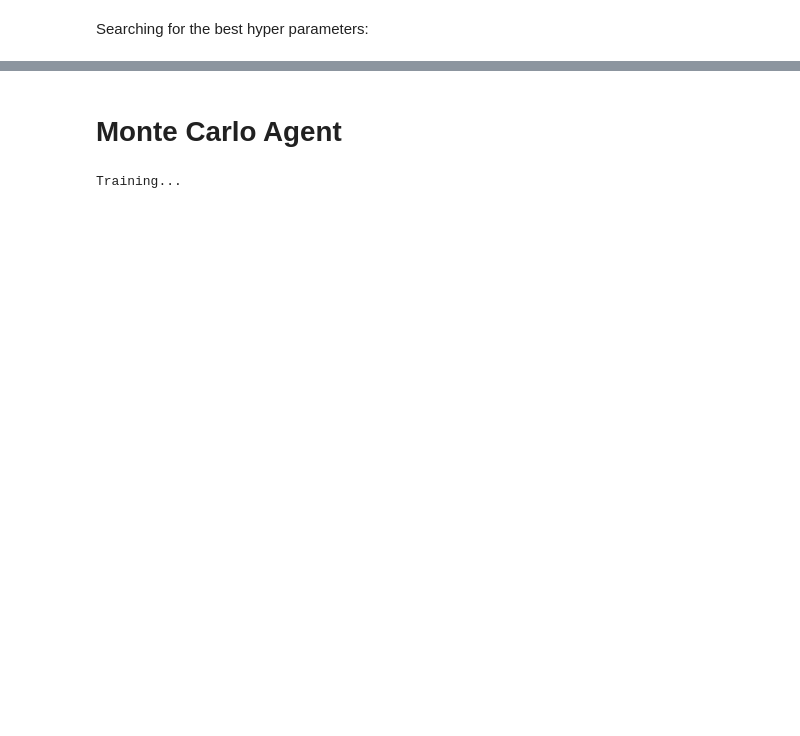
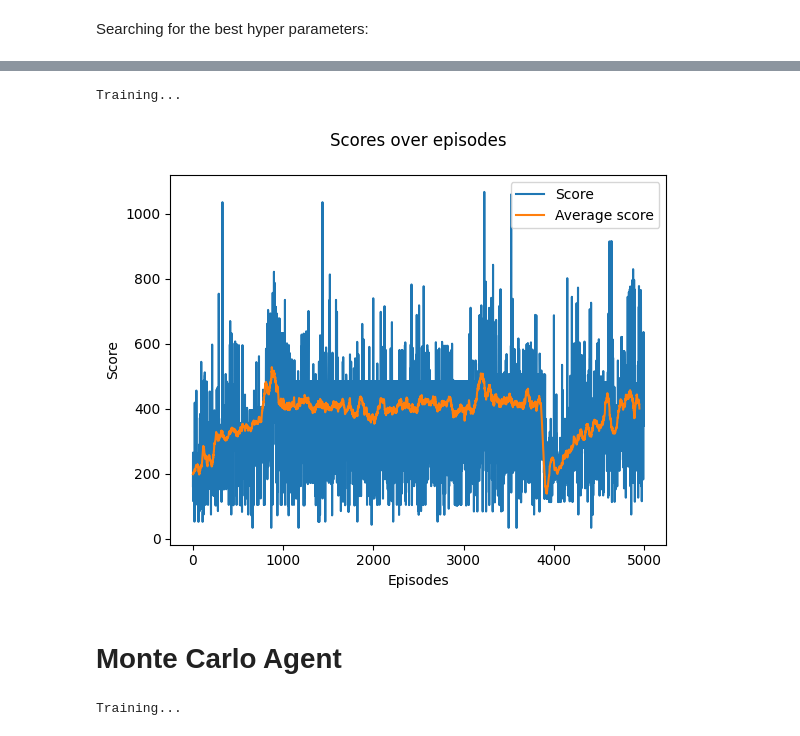
Before and after one commit to Ramlaoui/rl-pacman, a Jupyter notebook: notebooks/play.ipynb, the cells around one changed output, grey strips where cells are left out. Saved outputs shown, nothing was run; the diff lists cells and outputs as text; code cells hidden in the pictures; blank space fills up the shorter version.

```diff
--- a/notebooks/play.ipynb
+++ b/notebooks/play.ipynb
@@ -103,3 +109,11 @@ Training...
+# %%
+best_ql_agent = QLearningAgent(env, alpha=0.1, gamma=0.8, epsilon=0.01)
+ql_trainer = Trainer(env, best_ql_agent, gui=False, run_name="best_qlearning")
+ql_trainer.train(5000, render=True, log_interval=100)
+ql_trainer.plot_score()
+# %% [output]
+Training...
+[figure, added]
 # %% [markdown]
 # Monte Carlo Agent
 # %%
```
Also changed, not shown: parts of 15 cells of this notebook, 1 other file.
